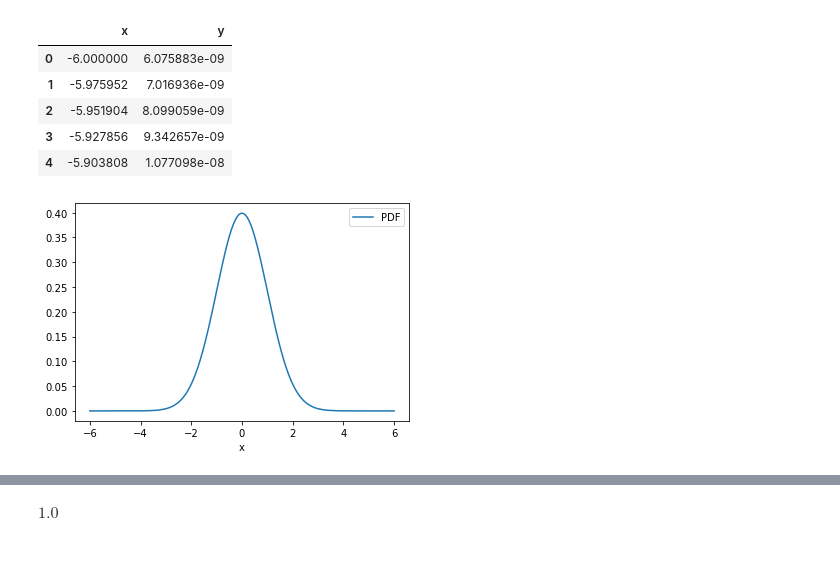
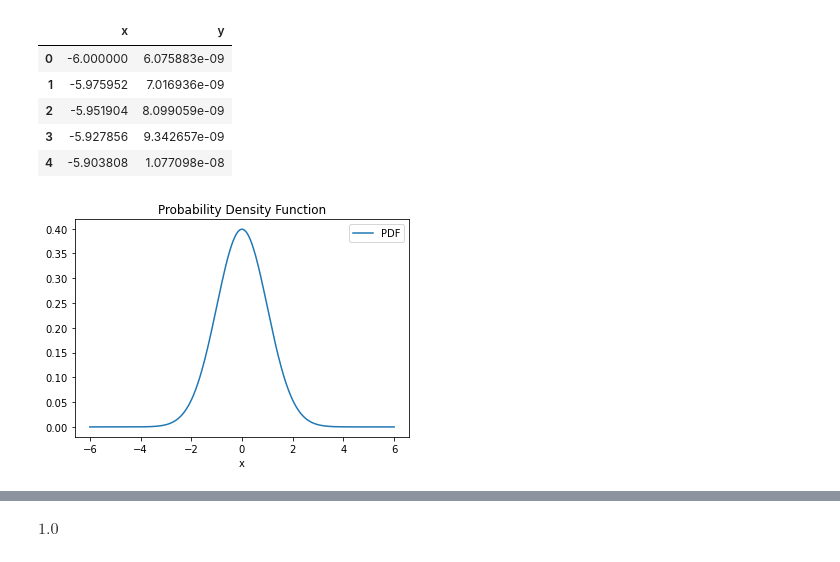
Before and after one commit to 4dsolutions/elite_school, a Jupyter notebook: ADS_highschool_math.ipynb, the cells around one changed output, grey strips where cells are left out. Saved outputs shown, nothing was run; the diff lists cells and outputs as text; code cells hidden in the pictures.

```diff
--- a/ADS_highschool_math.ipynb
+++ b/ADS_highschool_math.ipynb
@@ -219,6 +268,7 @@ $\displaystyle \frac{\sqrt{2} e^{- \frac{\left(x - μ\right)^{2}}{2 σ^{2}}}}{2
 # %%
-gaussian = gaussian.subs(μ, 0)
-gaussian = gaussian.subs(σ, 1)
-gaussian
+standard = gaussian.copy()
+standard = standard.subs(μ, 0)
+standard = standard.subs(σ, 1)
+standard
 # %% [output]
 $\displaystyle \frac{\sqrt{2} e^{- \frac{x^{2}}{2}}}{2 \sqrt{\pi}}$
@@ -225,6 +282,6 @@ $\displaystyle \frac{\sqrt{2} e^{- \frac{x^{2}}{2}}}{2 \sqrt{\pi}}$
 # %%
 domain = np.linspace(-6, 6, 500)
-f = sp.lambdify(x, gaussian, 'numpy')
+f = sp.lambdify(x, standard, 'numpy')
 y_vals = f(domain)
 # %%
 bell_curve_df = pd.DataFrame({'x':domain, 'y':y_vals})
@@ -237,7 +294,8 @@ bell_curve_df.head()
 | 3 | -5.927856 | 9.342657e-09 |
 | 4 | -5.903808 | 1.077098e-08 |
 # %%
-bell_curve_df.plot(x='x', y='y')
-plt.legend(['PDF']);
+ax = bell_curve_df.plot(x='x', y='y')
+ax.set_title("Probability Density Function");
+ax.legend(['PDF']);
 # %% [output]
-[figure, old version]
+[figure, new version]
```
Also changed, not shown: parts of 30 cells of this notebook.
